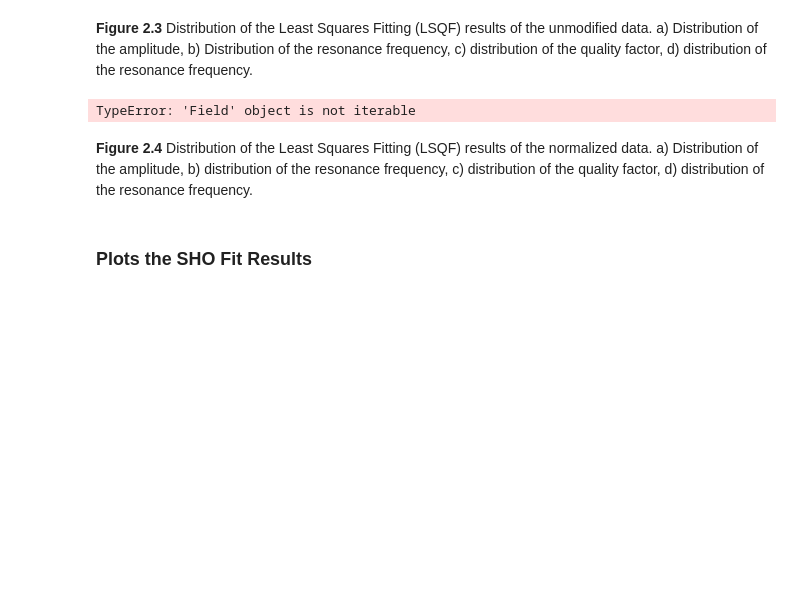
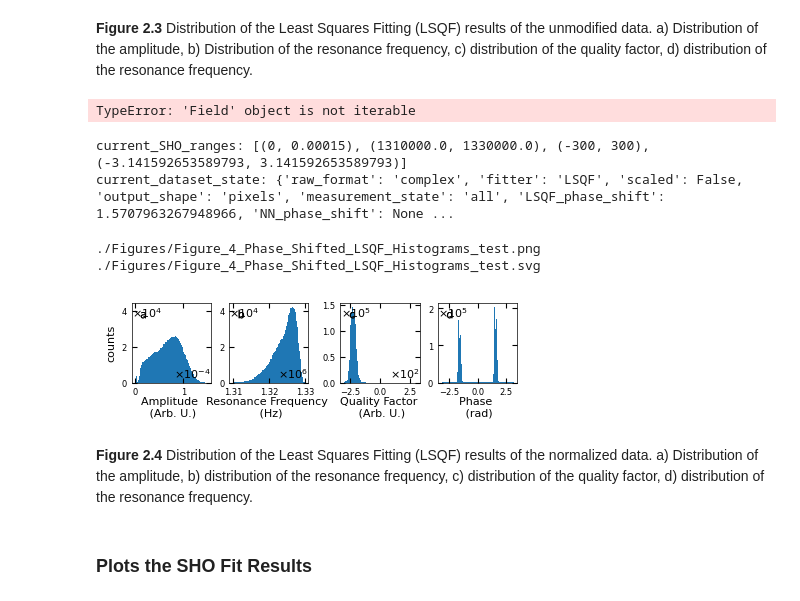
Before and after one commit to m3-learning/Rapid-Fitting-BEPFM-NN, a Jupyter notebook: notebooks/2_SHO_Fitting copy.ipynb, the cells around one changed output. Drawn from its saved outputs; the diff is of its cells as text; code cells hidden in the pictures; blank space fills up the shorter version.

Commit message:
BE_viz.SHO_hist works

```diff
--- a/notebooks/2_SHO_Fitting copy.ipynb
+++ b/notebooks/2_SHO_Fitting copy.ipynb
@@ -306,10 +307,16 @@ for label in SHO_labels:
 # %% [output]
 TypeError: 'Field' object is not iterable
 # %%
-dataset.LSQF_phase_shift = np.pi/2
+BE_viz.LSQF_phase_shift = np.pi/2
 
-BE_viz.SHO_hist(dataset.SHO_fit_results(),
-                      filename="Figure_4_Phase_Shifted_LSQF_Histograms")
+BE_viz.SHO_hist(BE_viz.SHO_fit_results(),
+                      filename="Figure_4_Phase_Shifted_LSQF_Histograms_test")
+# %% [output]
+current_SHO_ranges: [(0, 0.00015), (1310000.0, 1330000.0), (-300, 300), (-3.141592653589793, 3.141592653589793)]
+current_dataset_state: {'raw_format': 'complex', 'fitter': 'LSQF', 'scaled': False, 'output_shape': 'pixels', 'measurement_state': 'all', 'LSQF_phase_shift': 1.5707963267948966, 'NN_phase_shift': None ...
+./Figures/Figure_4_Phase_Shifted_LSQF_Histograms_test.png
+./Figures/Figure_4_Phase_Shifted_LSQF_Histograms_test.svg
+[figure, added]
 # %% [markdown]
 **Figure 2.4** Distribution of the Least Squares Fitting (LSQF) results of the normalized data. a) Distribution of the amplitude, b) distribution of the resonance frequency, c) distribution of the quality factor, d) distribution of the resonance frequency.
 # %% [markdown]
```
Also changed, not shown: parts of 3 cells of this notebook.
